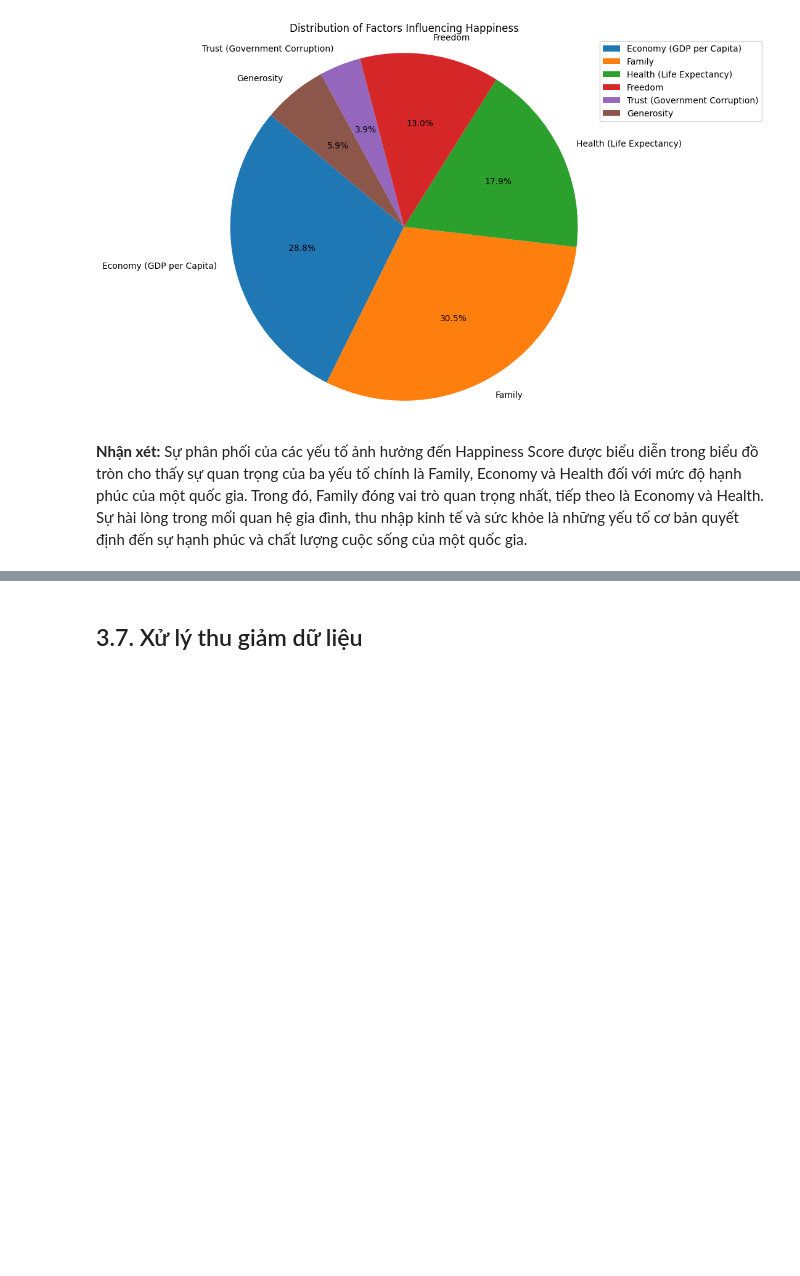
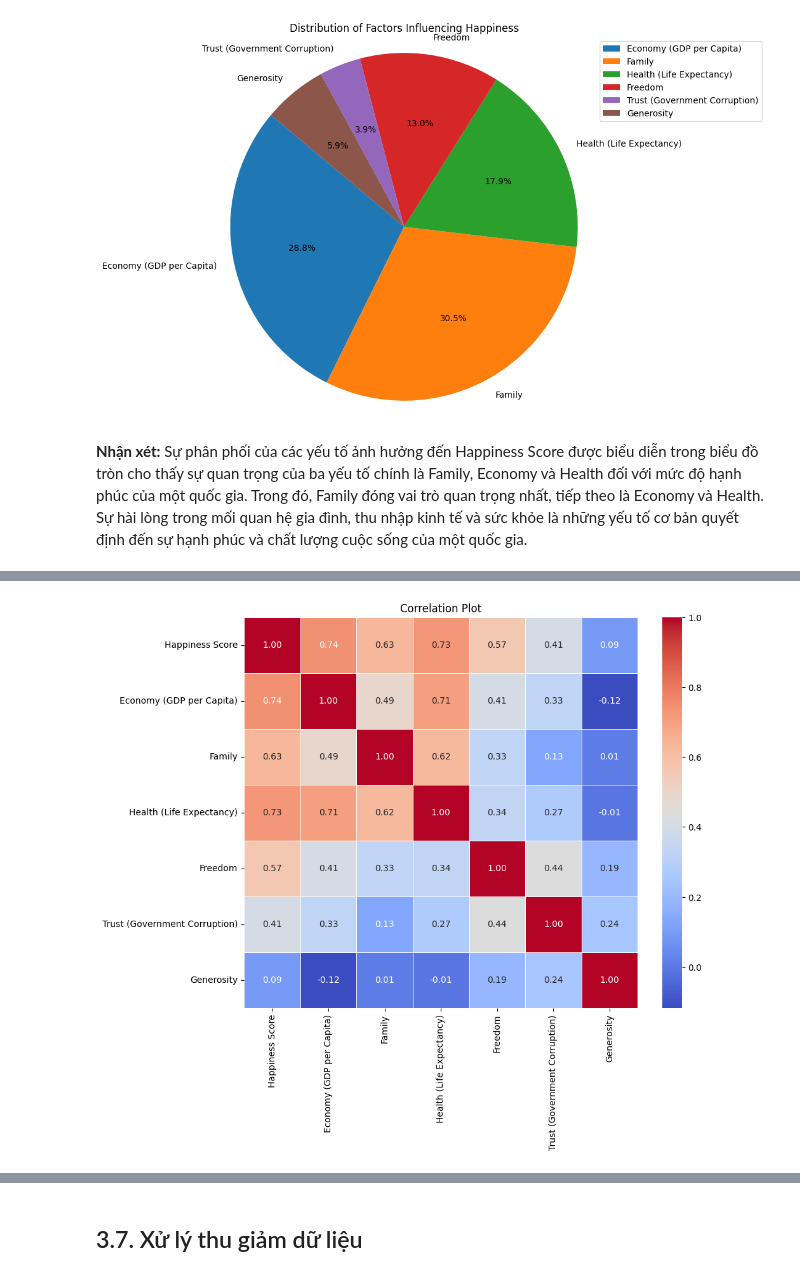
Before and after one commit to NgTrDung/DataMining_For_HappinessReport, a Jupyter notebook: Happiness_Report.ipynb, the cells around one changed output, grey strips where cells are left out. Cells and saved outputs as stored; diff of their text form; code cells hidden in the pictures; blank space fills up the shorter version.

```diff
--- a/Happiness_Report.ipynb
+++ b/Happiness_Report.ipynb
@@ -606,0 +642,12 @@ plt.show()
+# %%
+# Tạo ma trận tương quan
+df_cor = X = df_cleaned.drop(columns=['Country', 'year'])
+corr_matrix = df_cor.corr()
+
+# Vẽ biểu đồ tương quan
+plt.figure(figsize=(10, 8))
+sns.heatmap(corr_matrix, annot=True, cmap='coolwarm', fmt=".2f", linewidths=0.5)
+plt.title('Correlation Plot')
+plt.show()
+# %% [output]
+[figure, added]
```
Also changed, not shown: parts of 14 cells of this notebook, 1 other file.
